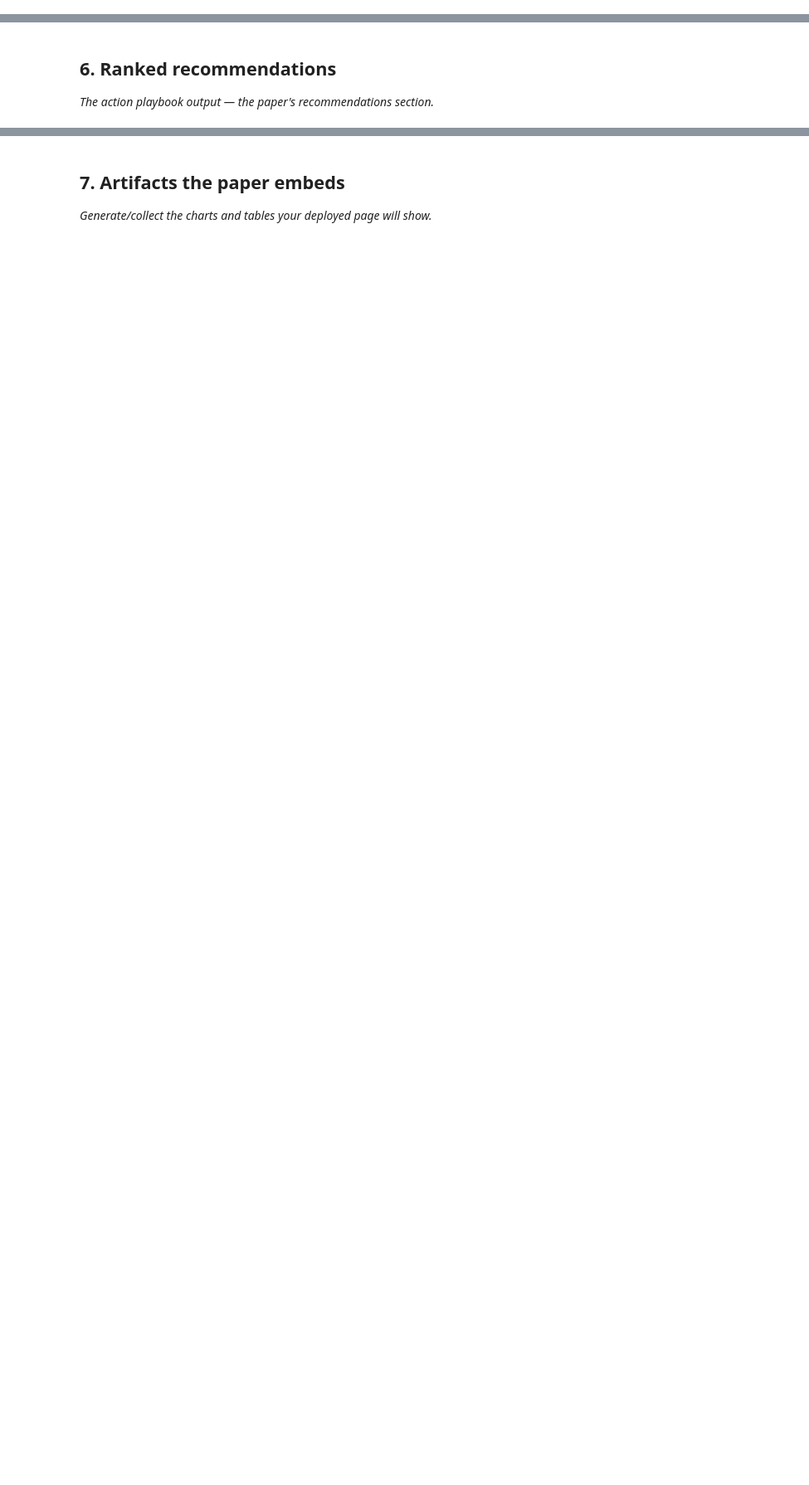
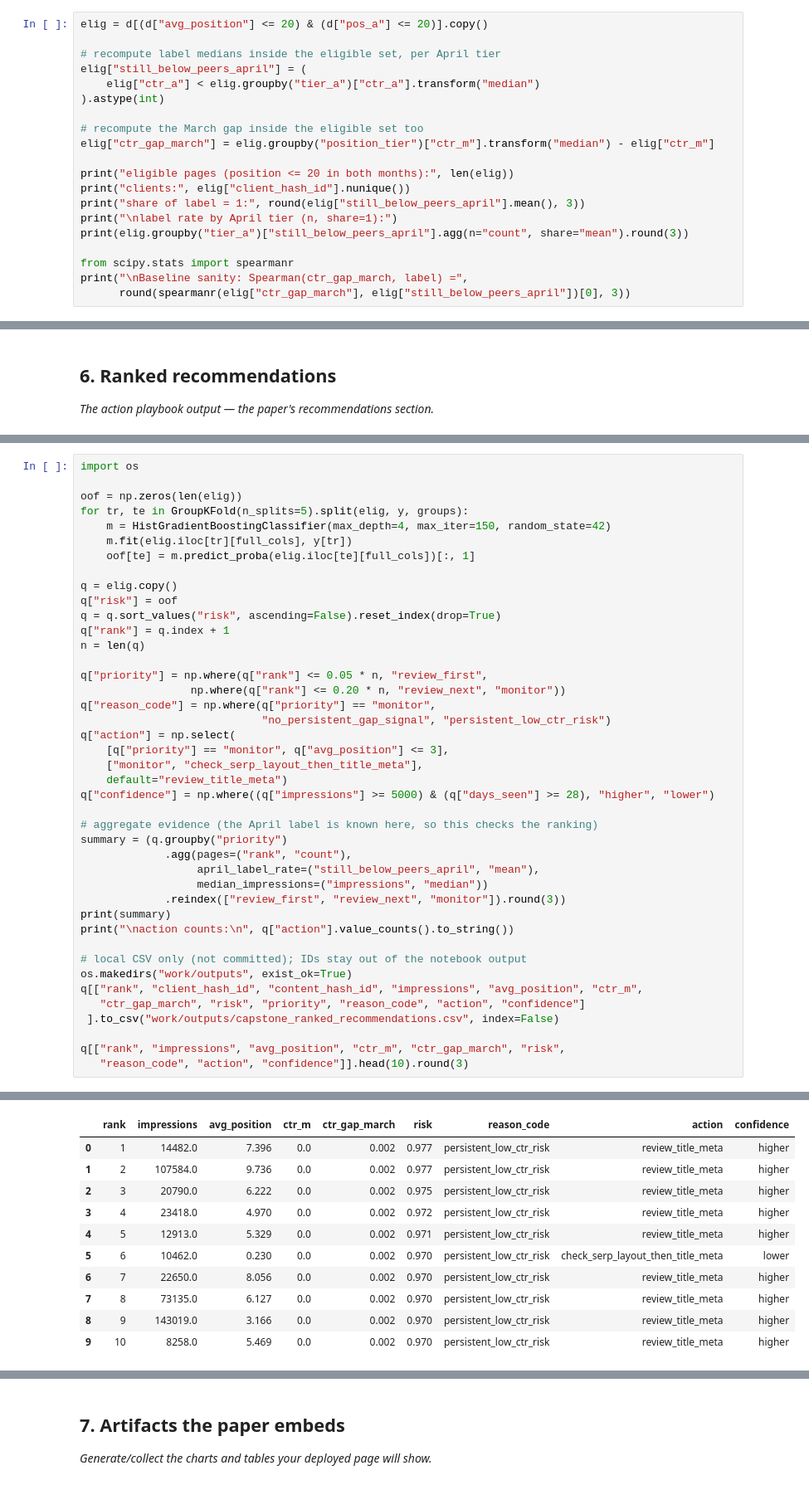
Before and after one commit to SamyElnagar11/flyrank-ml-internship, a Jupyter notebook: work/notebooks/capstone.ipynb, the cells around one changed output, grey strips where cells are left out. Shown at 83% size. Cells and saved outputs as stored; diff of their text form; blank space fills up the shorter version.

```diff
--- a/work/notebooks/capstone.ipynb
+++ b/work/notebooks/capstone.ipynb
@@ -16,0 +138,20 @@ This skeleton is yours to fill. Work the sections **in order** — each one has
+# %%
+elig = d[(d["avg_position"] <= 20) & (d["pos_a"] <= 20)].copy()
+
+# recompute label medians inside the eligible set, per April tier
+elig["still_below_peers_april"] = (
+    elig["ctr_a"] < elig.groupby("tier_a")["ctr_a"].transform("median")
+).astype(int)
+
+# recompute the March gap inside the eligible set too
+elig["ctr_gap_march"] = elig.groupby("position_tier")["ctr_m"].transform("median") - elig["ctr_m"]
+
+print("eligible pages (position <= 20 in both months):", len(elig))
+print("clients:", elig["client_hash_id"].nunique())
+print("share of label = 1:", round(elig["still_below_peers_april"].mean(), 3))
+print("\nlabel rate by April tier (n, share=1):")
+print(elig.groupby("tier_a")["still_below_peers_april"].agg(n="count", share="mean").round(3))
+
+from scipy.stats import spearmanr
+print("\nBaseline sanity: Spearman(ctr_gap_march, label) =",
+      round(spearmanr(elig["ctr_gap_march"], elig["still_below_peers_april"])[0], 3))
@@ -32,0 +300,43 @@ This skeleton is yours to fill. Work the sections **in order** — each one has
+# %%
+import os
+
+oof = np.zeros(len(elig))
+for tr, te in GroupKFold(n_splits=5).split(elig, y, groups):
+    m = HistGradientBoostingClassifier(max_depth=4, max_iter=150, random_state=42)
+    m.fit(elig.iloc[tr][full_cols], y[tr])
+    oof[te] = m.predict_proba(elig.iloc[te][full_cols])[:, 1]
+
+q = elig.copy()
+q["risk"] = oof
+q = q.sort_values("risk", ascending=False).reset_index(drop=True)
+q["rank"] = q.index + 1
+n = len(q)
+
+q["priority"] = np.where(q["rank"] <= 0.05 * n, "review_first",
+                 np.where(q["rank"] <= 0.20 * n, "review_next", "monitor"))
+q["reason_code"] = np.where(q["priority"] == "monitor",
+                            "no_persistent_gap_signal", "persistent_low_ctr_risk")
+q["action"] = np.select(
+    [q["priority"] == "monitor", q["avg_position"] <= 3],
+    ["monitor", "check_serp_layout_then_title_meta"],
+    default="review_title_meta")
+q["confidence"] = np.where((q["impressions"] >= 5000) & (q["days_seen"] >= 28), "higher", "lower")
+
+# aggregate evidence (the April label is known here, so this checks the ranking)
+summary = (q.groupby("priority")
+             .agg(pages=("rank", "count"),
+                  april_label_rate=("still_below_peers_april", "mean"),
+                  median_impressions=("impressions", "median"))
+             .reindex(["review_first", "review_next", "monitor"]).round(3))
+print(summary)
+print("\naction counts:\n", q["action"].value_counts().to_string())
+
+# local CSV only (not committed); IDs stay out of the notebook output
+os.makedirs("work/outputs", exist_ok=True)
+q[["rank", "client_hash_id", "content_hash_id", "impressions", "avg_position", "ctr_m",
+   "ctr_gap_march", "risk", "priority", "reason_code", "action", "confidence"]
+ ].to_csv("work/outputs/capstone_ranked_recommendations.csv", index=False)
+
+q[["rank", "impressions", "avg_position", "ctr_m", "ctr_gap_march", "risk",
+   "reason_code", "action", "confidence"]].head(10).round(3)
+# %% [output]
@@ -32,0 +354,11 @@ This skeleton is yours to fill. Work the sections **in order** — each one has
+|  | rank | impressions | avg_position | ctr_m | ctr_gap_march | risk | reason_code | action | confidence |
+| 0 | 1 | 14482.0 | 7.396 | 0.0 | 0.002 | 0.977 | persistent_low_ctr_risk | review_title_meta | higher |
+| 1 | 2 | 107584.0 | 9.736 | 0.0 | 0.002 | 0.977 | persistent_low_ctr_risk | review_title_meta | higher |
+| 2 | 3 | 20790.0 | 6.222 | 0.0 | 0.002 | 0.975 | persistent_low_ctr_risk | review_title_meta | higher |
+| 3 | 4 | 23418.0 | 4.970 | 0.0 | 0.002 | 0.972 | persistent_low_ctr_risk | review_title_meta | higher |
+| 4 | 5 | 12913.0 | 5.329 | 0.0 | 0.002 | 0.971 | persistent_low_ctr_risk | review_title_meta | higher |
+| 5 | 6 | 10462.0 | 0.230 | 0.0 | 0.002 | 0.970 | persistent_low_ctr_risk | check_serp_layout_then_title_meta | lower |
+| 6 | 7 | 22650.0 | 8.056 | 0.0 | 0.002 | 0.970 | persistent_low_ctr_risk | review_title_meta | higher |
+| 7 | 8 | 73135.0 | 6.127 | 0.0 | 0.002 | 0.970 | persistent_low_ctr_risk | review_title_meta | higher |
+| 8 | 9 | 143019.0 | 3.166 | 0.0 | 0.002 | 0.970 | persistent_low_ctr_risk | review_title_meta | higher |
+| 9 | 10 | 8258.0 | 5.469 | 0.0 | 0.002 | 0.970 | persistent_low_ctr_risk | review_title_meta | higher |
```
Also changed, not shown: parts of 18 cells of this notebook.
